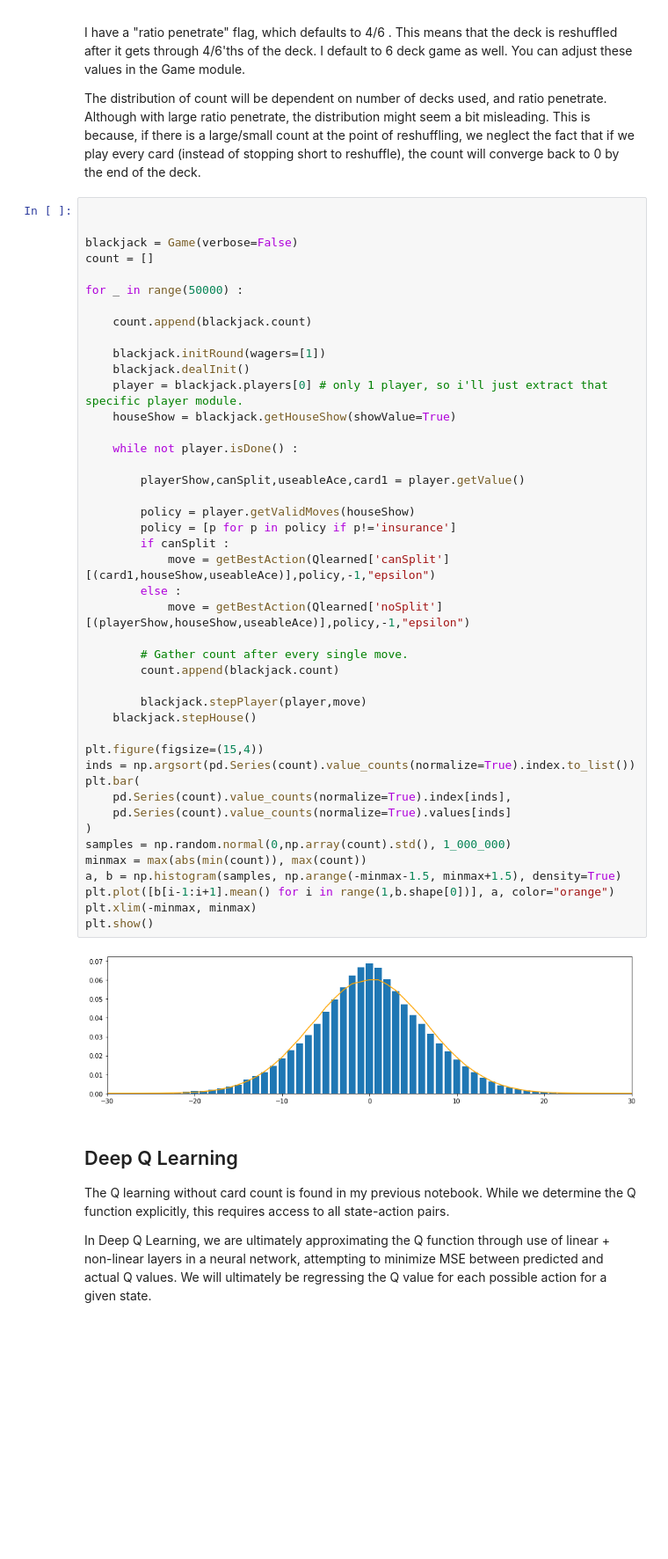
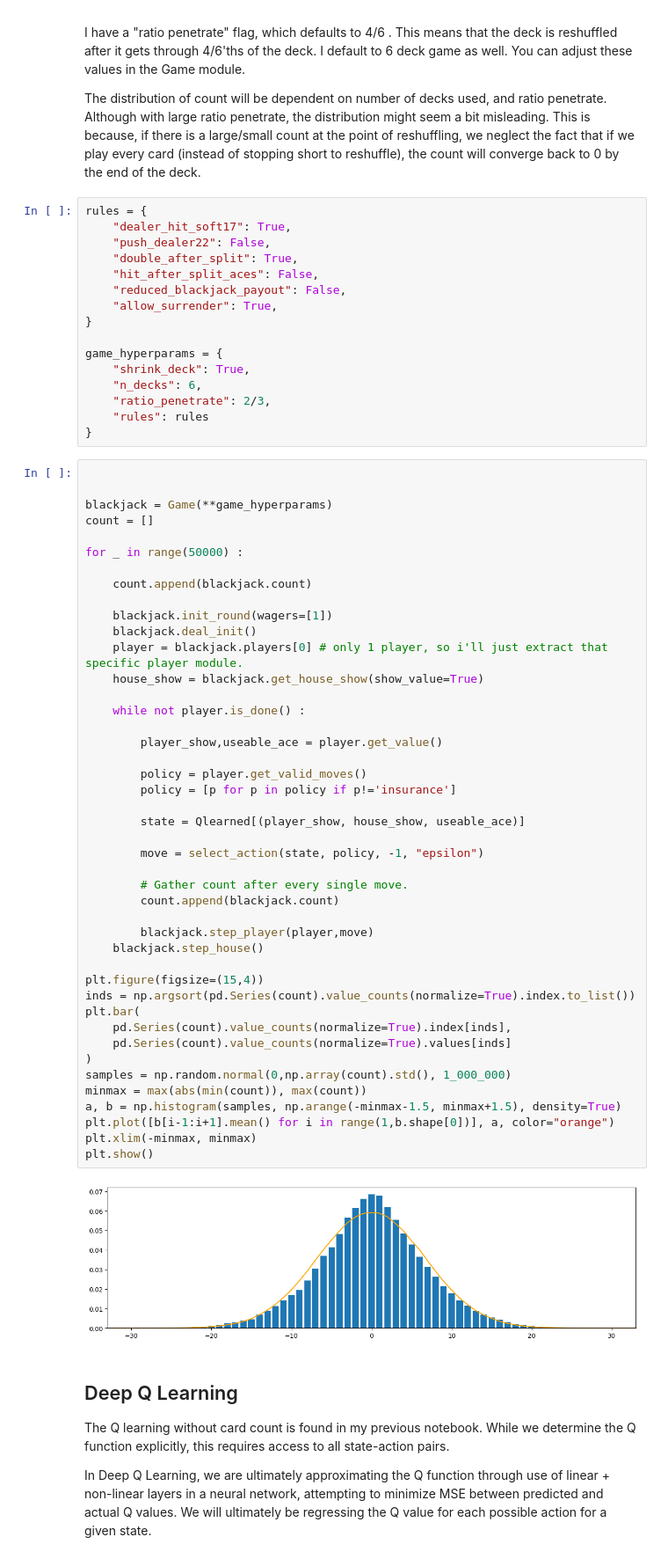
Before and after one commit to petersim1/Blackjack_RL, a Jupyter notebook: Deep_Learning.ipynb, the cells around one changed output. Shown at 88% size. Saved outputs shown, nothing was run; the diff lists cells and outputs as text; blank space fills up the shorter version.

```diff
--- a/Deep_Learning.ipynb
+++ b/Deep_Learning.ipynb
@@ -56,52 +42,68 @@ The module automatically handles reshuffling, so I can just repeat play without
 I have a "ratio penetrate" flag, which defaults to 4/6 . This means that the deck is reshuffled after it gets through 4/6'ths of the deck. I default to 6 deck game as well. You can adjust these values in the Game module.
 
 The distribution of count will be dependent on number of decks used, and ratio penetrate. Although with large ratio penetrate, the distribution might seem a bit misleading. This is because, if there is a large/small count at the point of reshuffling, we neglect the fact that if we play every card (instead of stopping short to reshuffle), the count will converge back to 0 by the end of the deck.
+# %%
+rules = {
+    "dealer_hit_soft17": True,
+    "push_dealer22": False,
+    "double_after_split": True,
+    "hit_after_split_aces": False,
+    "reduced_blackjack_payout": False,
+    "allow_surrender": True,
+}
+
+game_hyperparams = {
+    "shrink_deck": True,
+    "n_decks": 6,
+    "ratio_penetrate": 2/3,
+    "rules": rules
+}
 # %%
 
 
-blackjack = Game(verbose=False)
+blackjack = Game(**game_hyperparams)
 count = []
 
 for _ in range(50000) :
 
     count.append(blackjack.count)
 
-    blackjack.initRound(wagers=[1])
-    blackjack.dealInit()
+    blackjack.init_round(wagers=[1])
+    blackjack.deal_init()
     player = blackjack.players[0] # only 1 player, so i'll just extract that specific player module.
-    houseShow = blackjack.getHouseShow(showValue=True)
+    house_show = blackjack.get_house_show(show_value=True)
 
-    while not player.isDone() :
+    while not player.is_done() :
 
-        playerShow,canSplit,useableAce,card1 = player.getValue()
+        player_show,useable_ace = player.get_value()
 
-        policy = player.getValidMoves(houseShow)
+        policy = player.get_valid_moves()
         policy = [p for p in policy if p!='insurance']
-        if canSplit :
-            move = getBestAction(Qlearned['canSplit'][(card1,houseShow,useableAce)],policy,-1,"epsilon")
-        else :
-            move = getBestAction(Qlearned['noSplit'][(playerShow,houseShow,useableAce)],policy,-1,"epsilon")
+
+        state = Qlearned[(player_show, house_show, useable_ace)]
+
+        move = select_action(state, policy, -1, "epsilon")
 
         # Gather count after every single move.
         count.append(blackjack.count)
 
-        blackjack.stepPlayer(player,move)
-    blackjack.stepHouse()
+        blackjack.step_player(player,move)
+    blackjack.step_house()
 
 plt.figure(figsize=(15,4))
 inds = np.argsort(pd.Series(count).value_counts(normalize=True).index.to_list())
 plt.bar(
     pd.Series(count).value_counts(normalize=True).index[inds],
     pd.Series(count).value_counts(normalize=True).values[inds]
 )
 samples = np.random.normal(0,np.array(count).std(), 1_000_000)
 minmax = max(abs(min(count)), max(count))
 a, b = np.histogram(samples, np.arange(-minmax-1.5, minmax+1.5), density=True)
 plt.plot([b[i-1:i+1].mean() for i in range(1,b.shape[0])], a, color="orange")
 plt.xlim(-minmax, minmax)
 plt.show()
 # %% [output]
-[figure, old version]
+[figure, new version]
 # %% [markdown]
 ## Deep Q Learning
 
```
Also changed, not shown: parts of 4 cells of this notebook, 2 other files.
